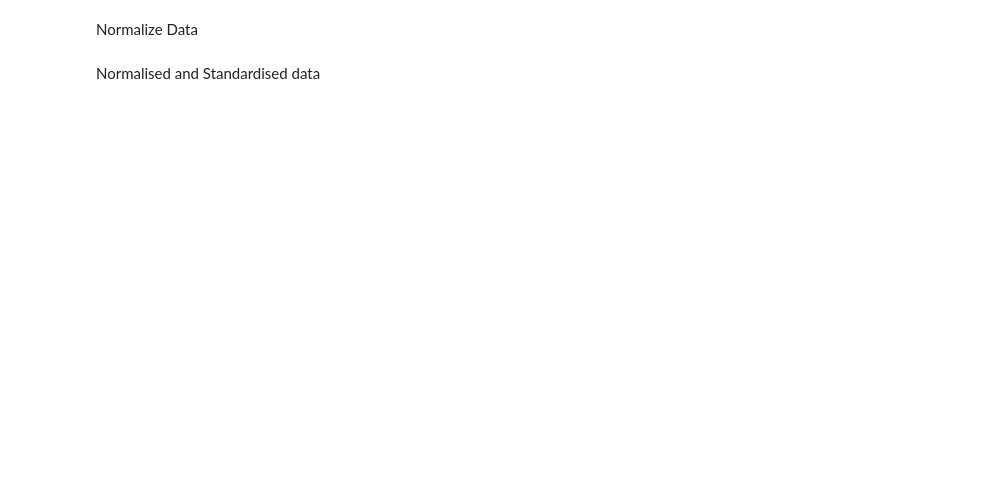
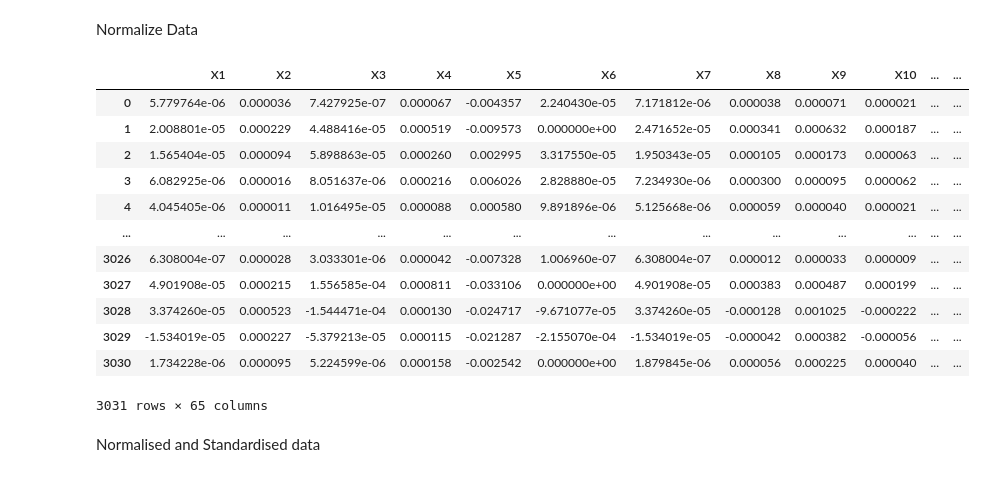
Before and after one commit to Zach-schwark/PGM_Assignment, a Jupyter notebook: Bayesian.ipynb, the cells around one changed output. Cells and saved outputs as stored; diff of their text form; code cells hidden in the pictures; blank space fills up the shorter version.

```diff
--- a/Bayesian.ipynb
+++ b/Bayesian.ipynb
@@ -190,17 +202,31 @@ Normalize Data
 # %%
 data
 normalizer = preprocessing.Normalizer()
 data_normalised = normalizer.fit_transform(data)
 data_normalised_transposed = data_normalised.transpose()
 
 normalised_dict = {}
 
 for i in range(len(data_normalised_transposed)):
     normalised_dict[attribute_names[i]] = data_normalised_transposed[i]
 
 
 normalisedData = pd.DataFrame(normalised_dict)
-#normalisedData
+normalisedData
+# %% [output]
+|  | X1 | X2 | X3 | X4 | X5 | X6 | X7 | X8 | X9 | X10 | ... | ... |
+| 0 | 5.779764e-06 | 0.000036 | 7.427925e-07 | 0.000067 | -0.004357 | 2.240430e-05 | 7.171812e-06 | 0.000038 | 0.000071 | 0.000021 | ... | ... |
+| 1 | 2.008801e-05 | 0.000229 | 4.488416e-05 | 0.000519 | -0.009573 | 0.000000e+00 | 2.471652e-05 | 0.000341 | 0.000632 | 0.000187 | ... | ... |
+| 2 | 1.565404e-05 | 0.000094 | 5.898863e-05 | 0.000260 | 0.002995 | 3.317550e-05 | 1.950343e-05 | 0.000105 | 0.000173 | 0.000063 | ... | ... |
+| 3 | 6.082925e-06 | 0.000016 | 8.051637e-06 | 0.000216 | 0.006026 | 2.828880e-05 | 7.234930e-06 | 0.000300 | 0.000095 | 0.000062 | ... | ... |
+| 4 | 4.045405e-06 | 0.000011 | 1.016495e-05 | 0.000088 | 0.000580 | 9.891896e-06 | 5.125668e-06 | 0.000059 | 0.000040 | 0.000021 | ... | ... |
+| ... | ... | ... | ... | ... | ... | ... | ... | ... | ... | ... | ... | ... |
+| 3026 | 6.308004e-07 | 0.000028 | 3.033301e-06 | 0.000042 | -0.007328 | 1.006960e-07 | 6.308004e-07 | 0.000012 | 0.000033 | 0.000009 | ... | ... |
+| 3027 | 4.901908e-05 | 0.000215 | 1.556585e-04 | 0.000811 | -0.033106 | 0.000000e+00 | 4.901908e-05 | 0.000383 | 0.000487 | 0.000199 | ... | ... |
+| 3028 | 3.374260e-05 | 0.000523 | -1.544471e-04 | 0.000130 | -0.024717 | -9.671077e-05 | 3.374260e-05 | -0.000128 | 0.001025 | -0.000222 | ... | ... |
+| 3029 | -1.534019e-05 | 0.000227 | -5.379213e-05 | 0.000115 | -0.021287 | -2.155070e-04 | -1.534019e-05 | -0.000042 | 0.000382 | -0.000056 | ... | ... |
+| 3030 | 1.734228e-06 | 0.000095 | 5.224599e-06 | 0.000158 | -0.002542 | 0.000000e+00 | 1.879845e-06 | 0.000056 | 0.000225 | 0.000040 | ... | ... |
+3031 rows × 65 columns
 # %% [markdown]
 Normalised and Standardised data
 # %%
```
Also changed, not shown: parts of 13 cells of this notebook.
